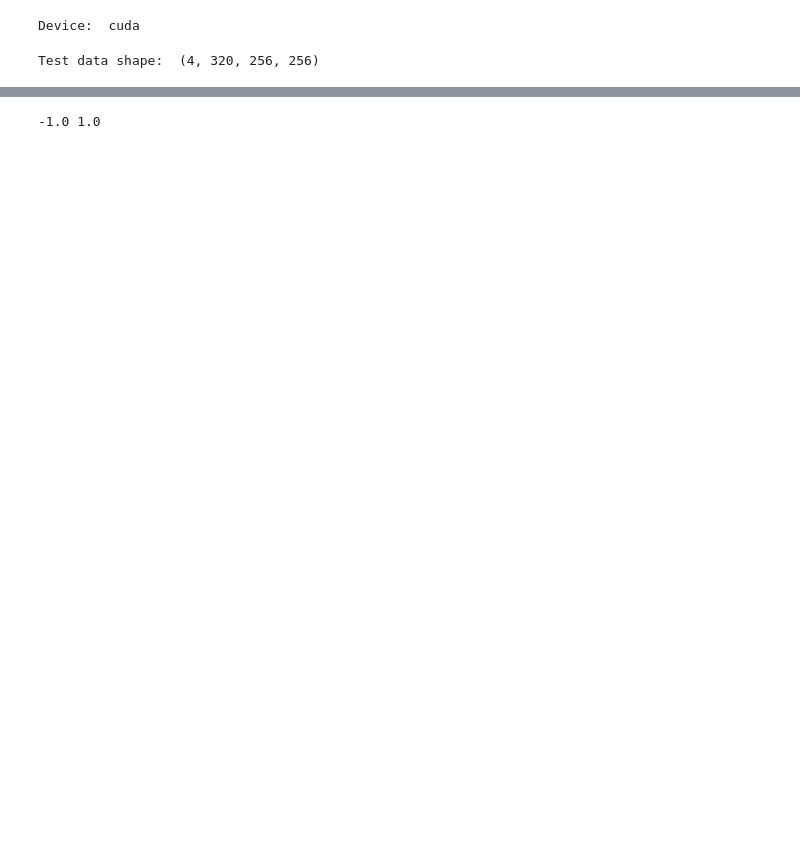
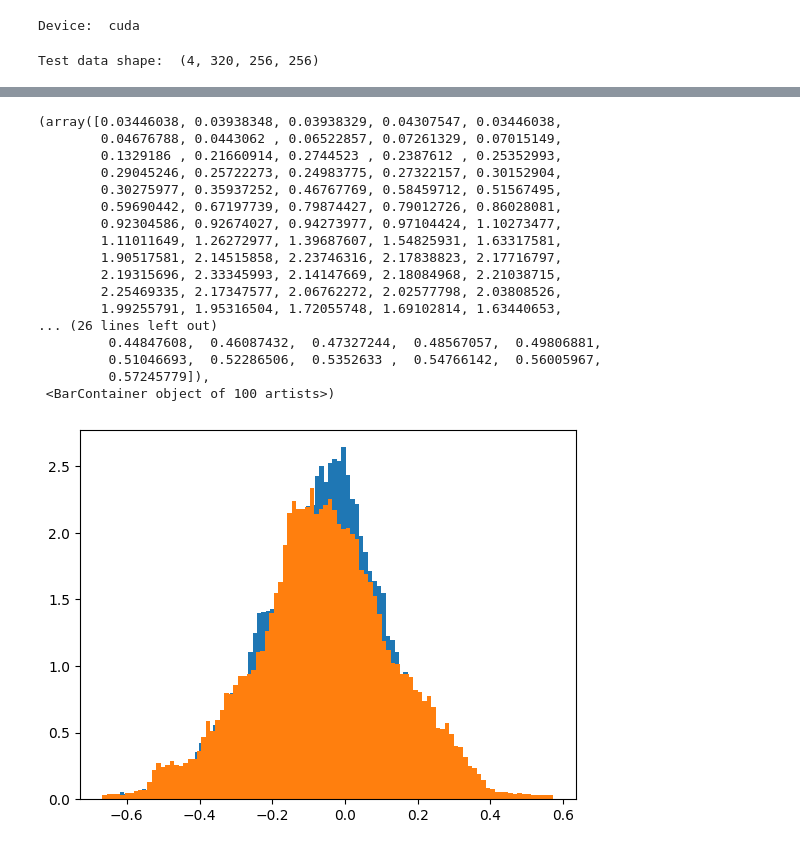
Before and after one commit to baristuran/baris-personal, a Jupyter notebook: data_assimilation.ipynb, the cells around one changed output, grey strips where cells are left out. Drawn from its saved outputs; the diff is of its cells as text; code cells hidden in the pictures; blank space fills up the shorter version.

```diff
--- a/data_assimilation.ipynb
+++ b/data_assimilation.ipynb
@@ -137,10 +147,12 @@ ax2.imshow(interpolated_sparse_measurement)
 # %%
+
 #Generate high fidelity data from sparse mesurements
-sparse_measurement = torch.tensor(interpolated_sparse_measurement, dtype=torch.float32).unsqueeze(0).unsqueeze(0).to(device)
+#interpolated_sparse_measurement = torch.tensor(interpolated_sparse_measurement[3,-1], dtype=torch.float32).unsqueeze(1).to(device)
+sparse_measurement = torch.tensor(interpolated_sparse_measurement[0],  dtype=torch.float32).unsqueeze(1).to(device)
 K = 1
 steps = np.ones((K,), dtype=np.int16) * 100
-generated_image = denoise(sparse_measurement, model,steps=steps, K=K, beta_max=0.002, output_freq=40, show_intermediate_output="True").squeeze().detach().cpu().numpy()
-plt.imshow(generated_image)
+generated_image = denoise(sparse_measurement, model,steps=steps, K=K, beta_max=0.002, output_freq=10, show_intermediate_output=False).squeeze().detach().cpu().numpy()
+plt.imshow(generated_image[5])
 plt.title("Generated Image")
 plt.savefig("beta_max_0_02_S_400.png", dpi=400)
 # %% [output]
@@ -276,22 +306,24 @@ Generated Image PSNR: 17.0745463124091
-# %%
-def two_point_corr(field):
-    number_of_cells = field.shape[0]
-    mean = np.mean(field)
-    field_prime = field - mean
-    var = np.mean(field_prime * field_prime)
-    f_corr = []
-    for ii in range(number_of_cells // 2):
-        f_corr_ii = np.mean(field_prime * np.roll(field_prime, shift=ii, axis=0)) / var # longitudinal
-        f_corr.append(f_corr_ii)
-    f_corr = np.array(f_corr)
-    return f_corr
-print(np.min(test_data), np.max(test_data))
-f_corr_gt = two_point_corr(test_snapshot)
-f_corr = two_point_corr(generated_image)
-fig, ax = plt.subplots()
-fig2, ax2 = plt.subplots()
-
-ax2.hist(generated_image, bins=1000, density=True)
-ax2.hist(test_snapshot, bins=1000, density=True)
-# %% [output]
--1.0 1.0
+# %%
+fig2, ax2 = plt.subplots()
+
+ax2.hist(generated_image.flatten(), bins=100, density=True)
+ax2.hist(test_snapshot.flatten(), bins=100, density=True)
+# %% [output]
+(array([0.03446038, 0.03938348, 0.03938329, 0.04307547, 0.03446038,
+        0.04676788, 0.0443062 , 0.06522857, 0.07261329, 0.07015149,
+        0.1329186 , 0.21660914, 0.2744523 , 0.2387612 , 0.25352993,
+        0.29045246, 0.25722273, 0.24983775, 0.27322157, 0.30152904,
+        0.30275977, 0.35937252, 0.46767769, 0.58459712, 0.51567495,
+        0.59690442, 0.67197739, 0.79874427, 0.79012726, 0.86028081,
+        0.92304586, 0.92674027, 0.94273977, 0.97104424, 1.10273477,
+        1.11011649, 1.26272977, 1.39687607, 1.54825931, 1.63317581,
+        1.90517581, 2.14515858, 2.23746316, 2.17838823, 2.17716797,
+        2.19315696, 2.33345993, 2.14147669, 2.18084968, 2.21038715,
+        2.25469335, 2.17347577, 2.06762272, 2.02577798, 2.03808526,
+        1.99255791, 1.95316504, 1.72055748, 1.69102814, 1.63440653,
+... (26 lines left out)
+         0.44847608,  0.46087432,  0.47327244,  0.48567057,  0.49806881,
+         0.51046693,  0.52286506,  0.5352633 ,  0.54766142,  0.56005967,
+         0.57245779]),
+ <BarContainer object of 100 artists>)
+[figure, added]
```
Also changed, not shown: parts of 4 cells of this notebook.
